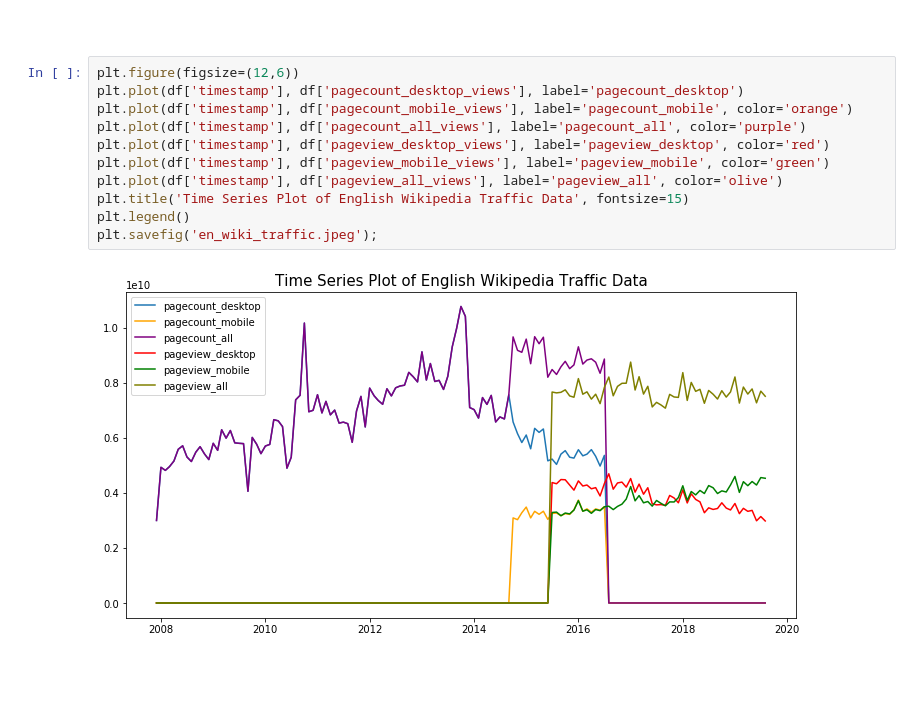
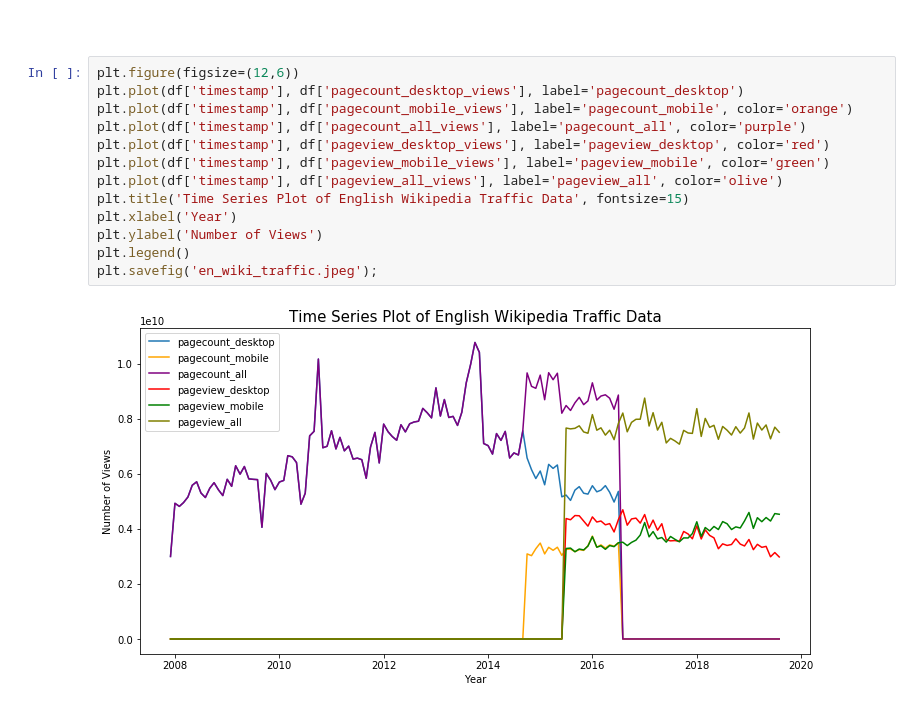
Before and after one commit to liuy379/Data512, a Jupyter notebook: data-512-a1/hcds-a1-data-curation.ipynb, the cells around one changed output. Drawn from its saved outputs; the diff is of its cells as text; blank space fills up the shorter version.

```diff
--- a/data-512-a1/hcds-a1-data-curation.ipynb
+++ b/data-512-a1/hcds-a1-data-curation.ipynb
@@ -136,13 +136,15 @@ df.drop(columns=['timestamp']).to_csv('en-wikipedia_traffic_200712-201809.csv',
 # %%
 plt.figure(figsize=(12,6))
 plt.plot(df['timestamp'], df['pagecount_desktop_views'], label='pagecount_desktop')
 plt.plot(df['timestamp'], df['pagecount_mobile_views'], label='pagecount_mobile', color='orange')
 plt.plot(df['timestamp'], df['pagecount_all_views'], label='pagecount_all', color='purple')
 plt.plot(df['timestamp'], df['pageview_desktop_views'], label='pageview_desktop', color='red')
 plt.plot(df['timestamp'], df['pageview_mobile_views'], label='pageview_mobile', color='green')
 plt.plot(df['timestamp'], df['pageview_all_views'], label='pageview_all', color='olive')
 plt.title('Time Series Plot of English Wikipedia Traffic Data', fontsize=15)
+plt.xlabel('Year')
+plt.ylabel('Number of Views')
 plt.legend()
 plt.savefig('en_wiki_traffic.jpeg');
 # %% [output]
-[figure, old version]
+[figure, new version]
```
Also changed, not shown: 2 other files.
